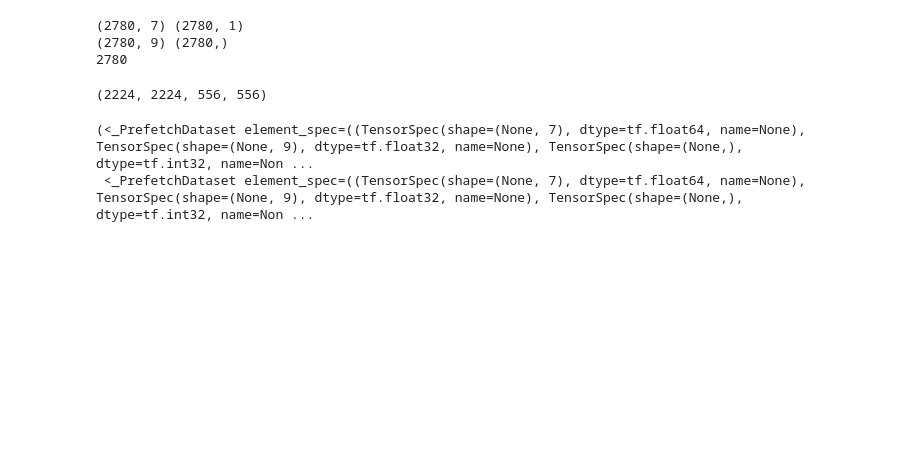
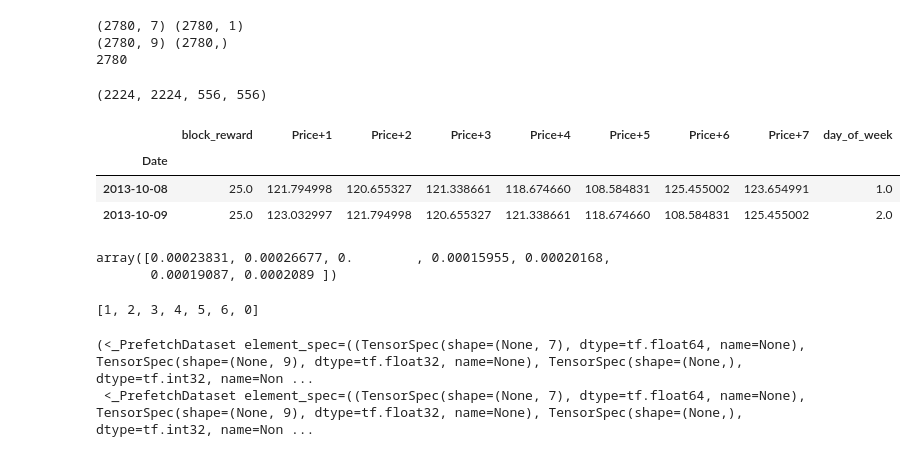
Before and after one commit to Muditkumar123/Deep-Learning-TensorFlow, a Jupyter notebook: Chapter 8_Time_series/10_Time_series_fundamentals_and_Milestone_Project_3_BitPredict_💰📈_Exercise.ipynb, the cells around one changed output. Cells and saved outputs as stored; diff of their text form; code cells hidden in the pictures; blank space fills up the shorter version.

```diff
--- a/Chapter 8_Time_series/10_Time_series_fundamentals_and_Milestone_Project_3_BitPredict_💰📈_Exercise.ipynb
+++ b/Chapter 8_Time_series/10_Time_series_fundamentals_and_Milestone_Project_3_BitPredict_💰📈_Exercise.ipynb
@@ -573,6 +571,22 @@ train_days , test_days = day_of_week[:split_size] , day_of_week[split_size:]
 len(train_block_rewards), len(train_days) , len(test_block_rewards) , len(test_days)
 # %% [output]
 (2224, 2224, 556, 556)
+# %%
+train_block_rewards.head(2)
+# %% [output]
+|  | block_reward | Price+1 | Price+2 | Price+3 | Price+4 | Price+5 | Price+6 | Price+7 | day_of_week |
+| Date |  |  |  |  |  |  |  |  |  |
+| 2013-10-08 | 25.0 | 121.794998 | 120.655327 | 121.338661 | 118.674660 | 108.584831 | 125.455002 | 123.654991 | 1.0 |
+| 2013-10-09 | 25.0 | 123.032997 | 121.794998 | 120.655327 | 121.338661 | 118.674660 | 108.584831 | 125.455002 | 2.0 |
+# %%
+train_windows[0]
+# %% [output]
+array([0.00023831, 0.00026677, 0.        , 0.00015955, 0.00020168,
+       0.00019087, 0.0002089 ])
+# %%
+train_days[:7]
+# %% [output]
+[1, 2, 3, 4, 5, 6, 0]
 # %%
 # Building a performant dataset for train and test
 
```
Also changed, not shown: parts of 19 cells of this notebook.
